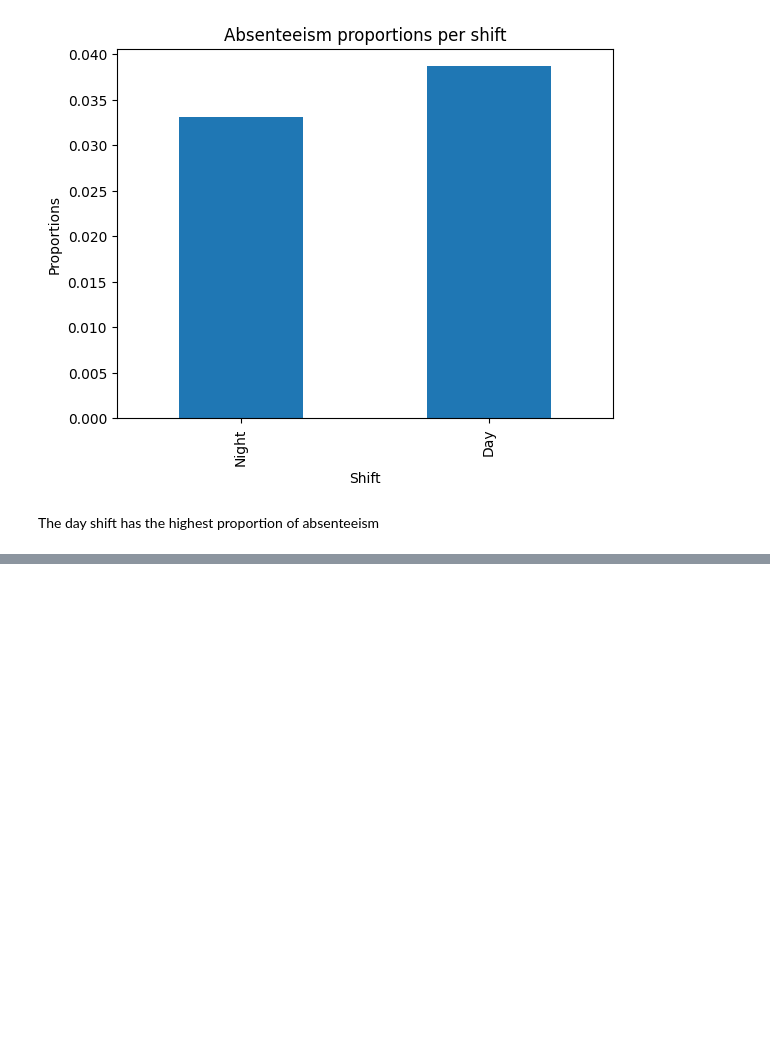
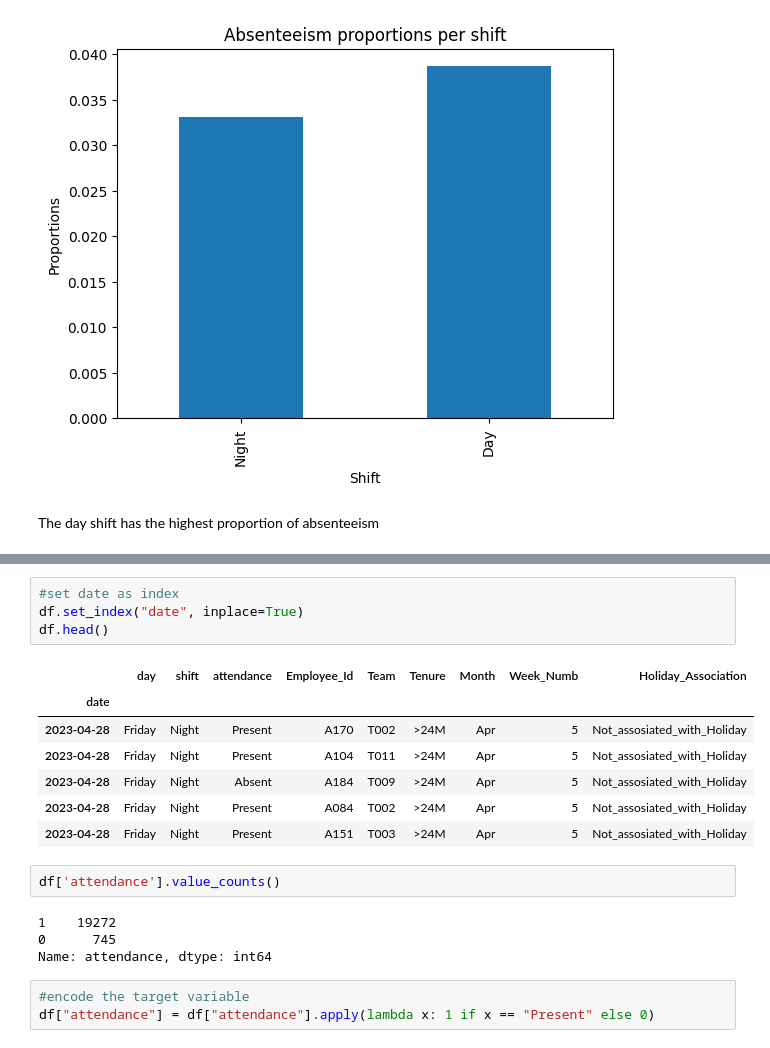
Before and after one commit to Jaeljane/Attendance_Prediction, a Jupyter notebook: Attendance_Classification.ipynb, the cells around one changed output, grey strips where cells are left out. Drawn from its saved outputs; the diff is of its cells as text; blank space fills up the shorter version.

```diff
--- a/Attendance_Classification.ipynb
+++ b/Attendance_Classification.ipynb
@@ -171,0 +238,21 @@ plt.show()
+# %%
+#set date as index
+df.set_index("date", inplace=True)
+df.head()
+# %% [output]
+|  | day | shift | attendance | Employee_Id | Team | Tenure | Month | Week_Numb | Holiday_Association |
+| date |  |  |  |  |  |  |  |  |  |
+| 2023-04-28 | Friday | Night | Present | A170 | T002 | >24M | Apr | 5 | Not_assosiated_with_Holiday |
+| 2023-04-28 | Friday | Night | Present | A104 | T011 | >24M | Apr | 5 | Not_assosiated_with_Holiday |
+| 2023-04-28 | Friday | Night | Absent | A184 | T009 | >24M | Apr | 5 | Not_assosiated_with_Holiday |
+| 2023-04-28 | Friday | Night | Present | A084 | T002 | >24M | Apr | 5 | Not_assosiated_with_Holiday |
+| 2023-04-28 | Friday | Night | Present | A151 | T003 | >24M | Apr | 5 | Not_assosiated_with_Holiday |
+# %%
+df['attendance'].value_counts()
+# %% [output]
+1    19272
+0      745
+Name: attendance, dtype: int64
+# %%
+#encode the target variable
+df["attendance"] = df["attendance"].apply(lambda x: 1 if x == "Present" else 0)
```
Also changed, not shown: parts of 13 cells of this notebook.
